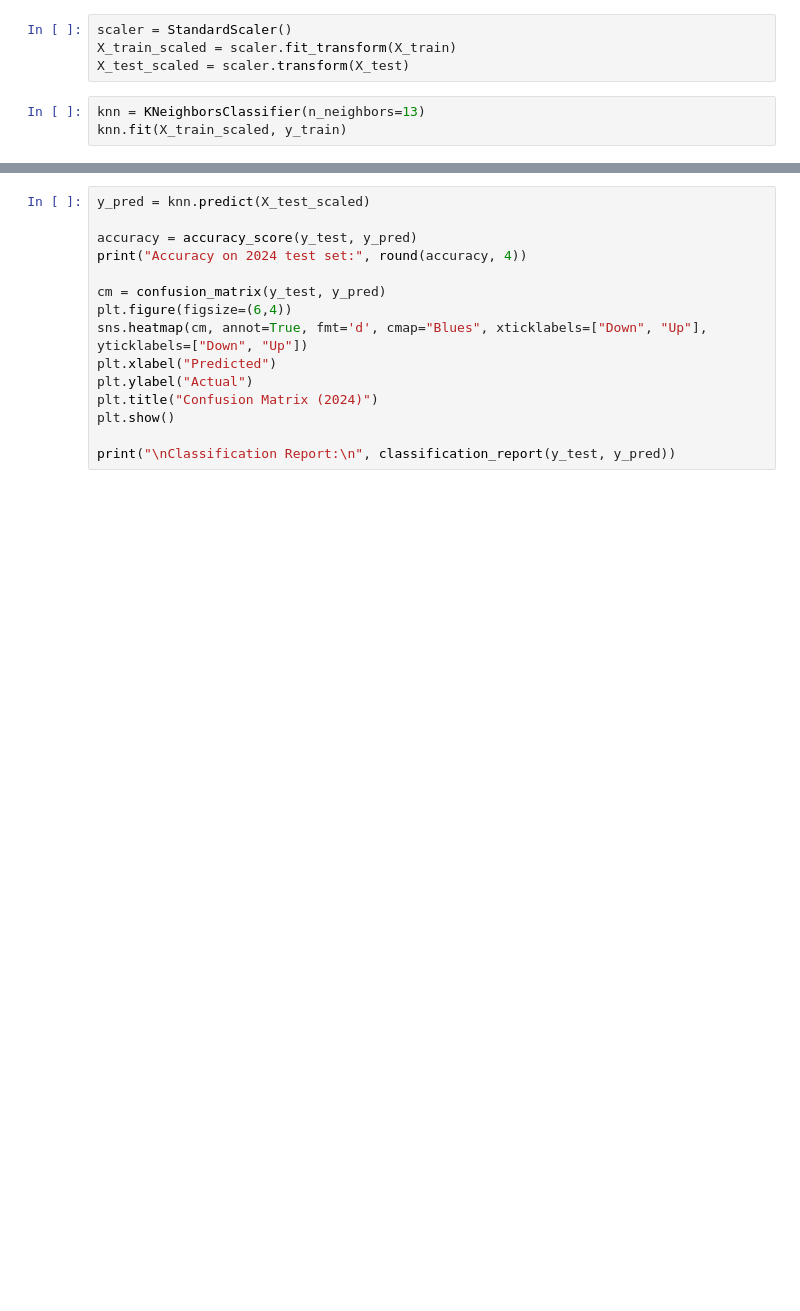
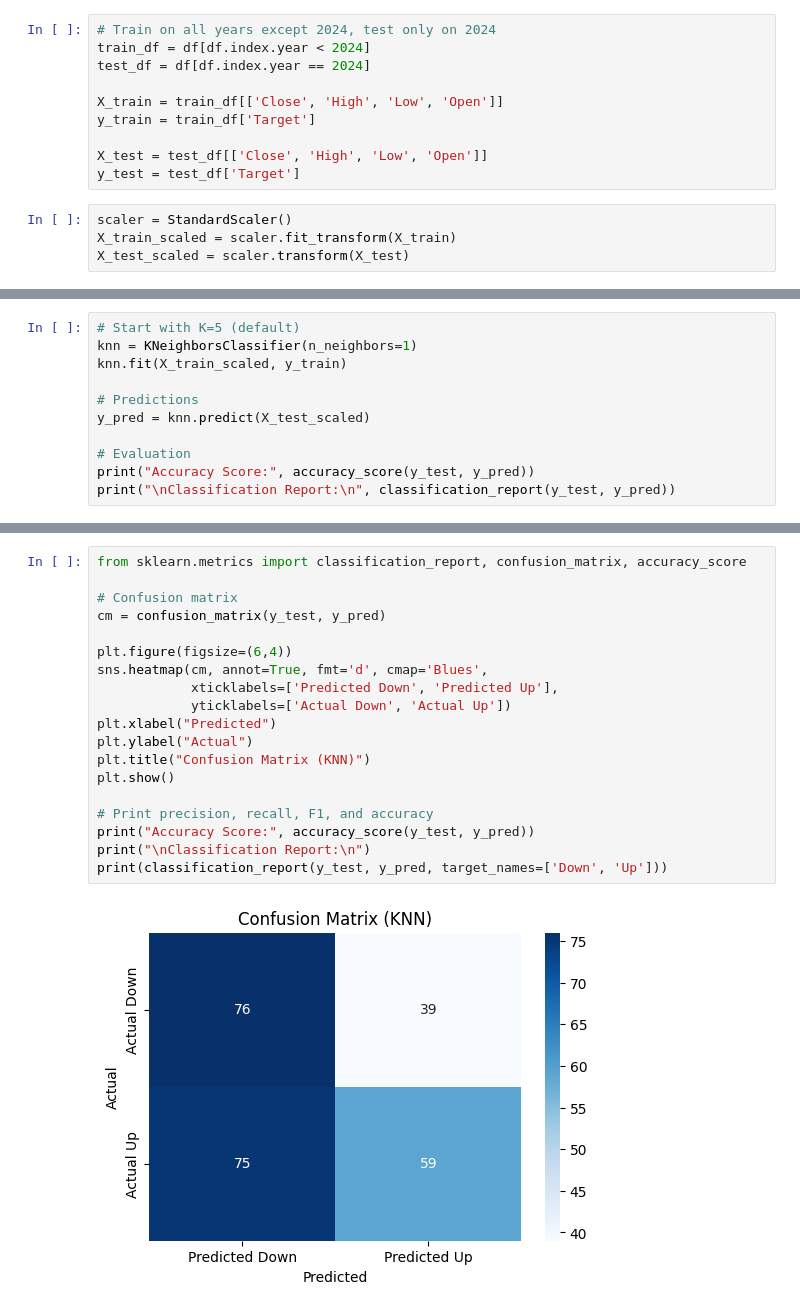
Before and after one commit to Deleon57/EDAR-Data, a Jupyter notebook: NEW_KNN(GFI).ipynb, the cells around one changed output, grey strips where cells are left out. Drawn from its saved outputs; the diff is of its cells as text; blank space fills up the shorter version.

```diff
--- a/NEW_KNN(GFI).ipynb
+++ b/NEW_KNN(GFI).ipynb
@@ -81,7 +40,14 @@ X_test, y_test = test[features], test["Target"]
+# %%
+# Train on all years except 2024, test only on 2024
+train_df = df[df.index.year < 2024]
+test_df = df[df.index.year == 2024]
+
+X_train = train_df[['Close', 'High', 'Low', 'Open']]
+y_train = train_df['Target']
+
+X_test = test_df[['Close', 'High', 'Low', 'Open']]
+y_test = test_df['Target']
 # %%
 scaler = StandardScaler()
 X_train_scaled = scaler.fit_transform(X_train)
 X_test_scaled = scaler.transform(X_test)
-# %%
-knn = KNeighborsClassifier(n_neighbors=13)
-knn.fit(X_train_scaled, y_train)
@@ -89,0 +91,11 @@ KNeighborsClassifier(n_neighbors=13)
+# %%
+# Start with K=5 (default)
+knn = KNeighborsClassifier(n_neighbors=1)
+knn.fit(X_train_scaled, y_train)
+
+# Predictions
+y_pred = knn.predict(X_test_scaled)
+
+# Evaluation
+print("Accuracy Score:", accuracy_score(y_test, y_pred))
+print("\nClassification Report:\n", classification_report(y_test, y_pred))
@@ -90,16 +114,21 @@ KNeighborsClassifier(n_neighbors=13)
 # %%
-y_pred = knn.predict(X_test_scaled)
+from sklearn.metrics import classification_report, confusion_matrix, accuracy_score
 
-accuracy = accuracy_score(y_test, y_pred)
-print("Accuracy on 2024 test set:", round(accuracy, 4))
+# Confusion matrix
+cm = confusion_matrix(y_test, y_pred)
 
-cm = confusion_matrix(y_test, y_pred)
 plt.figure(figsize=(6,4))
-sns.heatmap(cm, annot=True, fmt='d', cmap="Blues", xticklabels=["Down", "Up"], yticklabels=["Down", "Up"])
+sns.heatmap(cm, annot=True, fmt='d', cmap='Blues',
+            xticklabels=['Predicted Down', 'Predicted Up'],
+            yticklabels=['Actual Down', 'Actual Up'])
 plt.xlabel("Predicted")
 plt.ylabel("Actual")
-plt.title("Confusion Matrix (2024)")
+plt.title("Confusion Matrix (KNN)")
 plt.show()
 
-print("\nClassification Report:\n", classification_report(y_test, y_pred))
+# Print precision, recall, F1, and accuracy
+print("Accuracy Score:", accuracy_score(y_test, y_pred))
+print("\nClassification Report:\n")
+print(classification_report(y_test, y_pred, target_names=['Down', 'Up']))
 # %% [output]
+[figure, new version]
```
Also changed, not shown: parts of 27 cells of this notebook.
